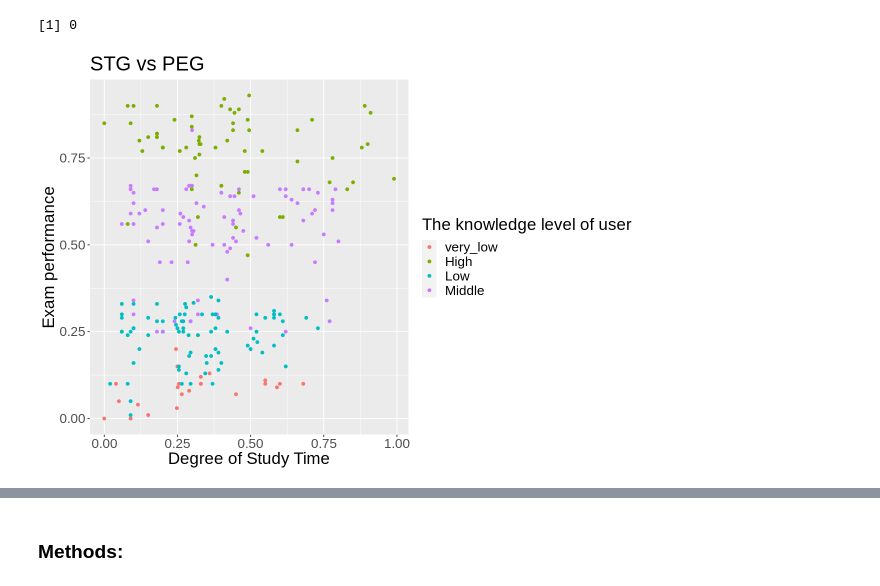
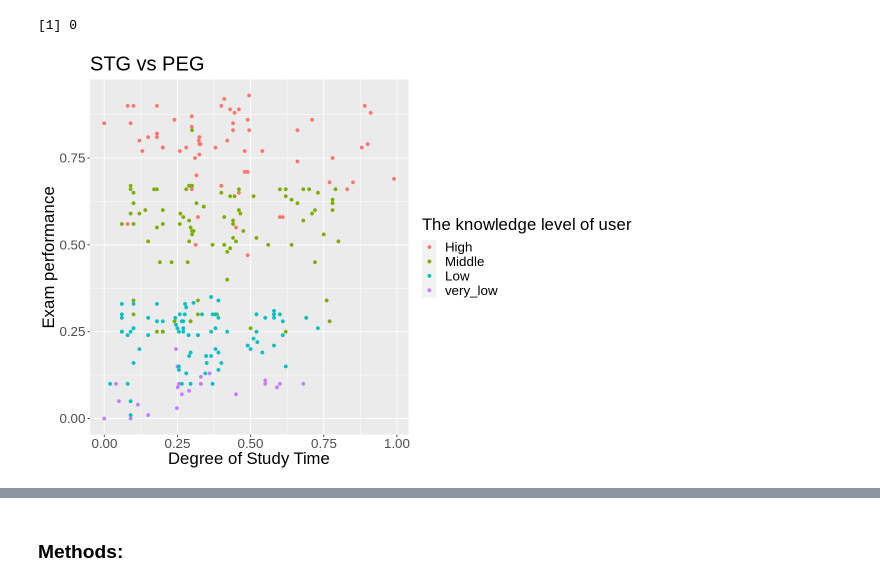
Before and after one commit to namyasharmaa/DSCI-100-Project, a Jupyter notebook: project_proposal.ipynb, the cells around one changed output, grey strips where cells are left out. Drawn from its saved outputs; the diff is of its cells as text; code cells hidden in the pictures.

```diff
--- a/project_proposal.ipynb
+++ b/project_proposal.ipynb
@@ -71,18 +79,19 @@ missing_data_count
 # %%
 # plot STG vs PEG and coloring the class of UNS
 # STG => The degree of study time for goal object materails
 # PEG => The exam performance of user for goal objects
 options(repr.plot.width = 10, repr.plot.height = 7)
 plot <- training_data %>%
+    mutate(UNS = factor(UNS, levels = c("High", "Middle", "Low", "very_low"))) %>%
     ggplot(aes(x = STG, y = PEG, color = UNS)) +
     geom_point() +
     labs(x = "Degree of Study Time", y="Exam performance", color= "The knowledge level of user")+
     ggtitle('STG vs PEG')+
     theme(text = element_text(size=20))
 
 plot
 # %% [output]
-[figure, old version]
+[figure, new version]
 # %%
 #compare the distributions of each of the predictor variables you plan to use in your analysis
 #The distribution of exam performace of goal objects
```
Also changed, not shown: parts of 4 cells of this notebook.
